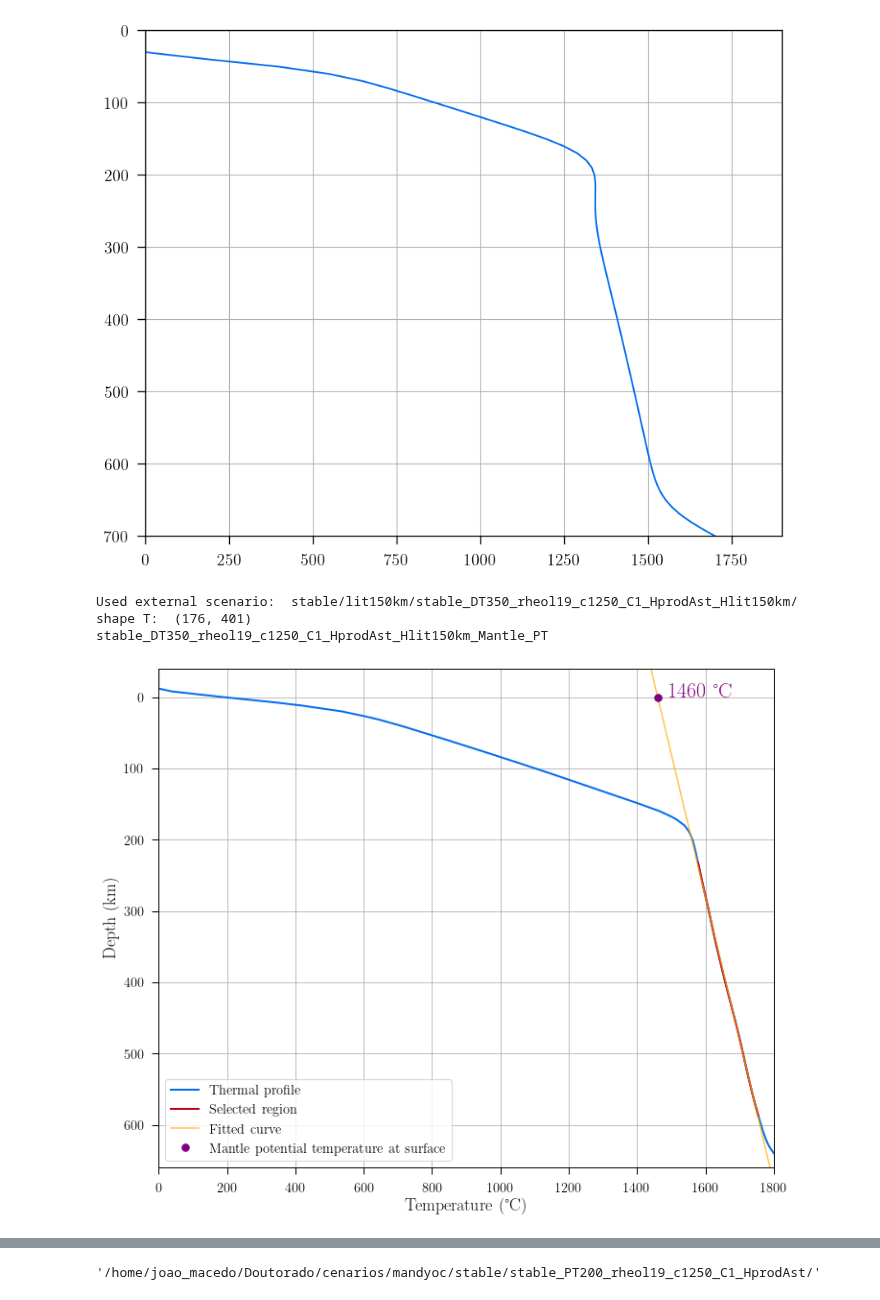
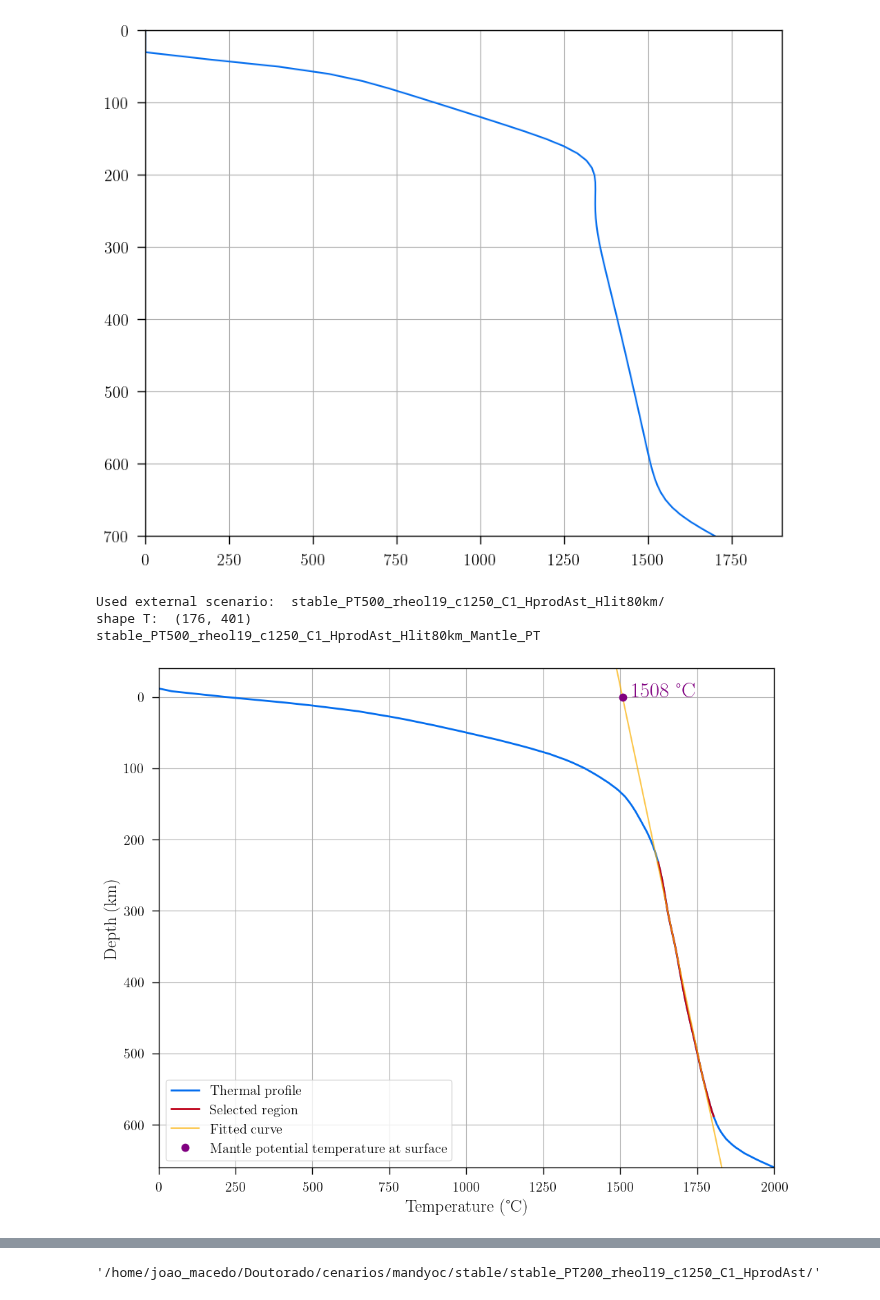
Before and after one commit to jopmas/scripts, a Jupyter notebook: thermal_state.ipynb, the cells around one changed output, grey strips where cells are left out. Drawn from its saved outputs; the diff is of its cells as text; code cells hidden in the pictures.

```diff
--- a/thermal_state.ipynb
+++ b/thermal_state.ipynb
@@ -155,14 +155,17 @@ z = np.linspace(Lz, 0, Nz)
 
 # scenario = 'stable/lit150km/stable_DT200_rheol19_c1250_C1_HprodAst_Hlit150km/'
 # scenario = 'stable/lit150km/stable_DT290_rheol19_c1250_C1_HprodAst_Hlit150km/'
-scenario = 'stable/lit150km/stable_DT350_rheol19_c1250_C1_HprodAst_Hlit150km/'
+# scenario = 'stable/lit150km/stable_DT350_rheol19_c1250_C1_HprodAst_Hlit150km/'
 
 # scenario = 'keel/stable_DT200_keel_HprodAst/'
 # scenario = 'keel/stable_DT290_keel_HprodAst/'
 # scenario = 'keel/stable_DT350_keel_HprodAst/'
 
+scenario = 'stable_PT500_rheol19_c1250_C1_HprodAst_Hlit80km/'
+
 print('Used external scenario: ', scenario)
-fpath = machine_path + '/Doutorado/cenarios/mandyoc/' + scenario
+# fpath = machine_path + '/Doutorado/cenarios/mandyoc/' + scenario
+fpath = '/media/joao_macedo/Joao_Macedo/Doutorado/cenarios/mandyoc/stable/lit80km/' + scenario
 
 Nx_aux, Nz_aux, Lx_aux, Lz_aux = read_params(fpath)
 z_aux = np.linspace(Lz_aux, 0, Nz_aux)
@@ -205,7 +208,7 @@ print('shape T: ', np.shape(T))
 
 #Save thermal profile
 data_temp = np.array([z, T.T[0]]).T
-np.savetxt('out/' + scenario[:-1].split('/')[-2] + '_thermal_profile_1Gyr.txt', data_temp, delimiter='\t', header='Depth(m)\tTemperature(C)')
+np.savetxt('out/' + scenario[:-1] + '_thermal_profile_1Gyr.txt', data_temp, delimiter='\t', header='Depth(m)\tTemperature(C)')
 
 zdata = z/1.0E3
 tdata = T.T[0]
@@ -239,34 +242,35 @@ zdata_aux = zdata*1.0
 plt.close()
 fig, ax = plt.subplots(1, 1, constrained_layout=True, figsize=(10,8), sharex=True, sharey=True)
 ax.plot(tdata, zdata-40, alpha=1.0, label='Thermal profile', linewidth=2)
 ax.plot(tcut, zcut-40, alpha=1.0, label='Selected region', linewidth=2)
 ax.plot(tfit, zdata-40, 'xkcd:yellow orange', alpha=0.7, label='Fitted curve')
 # ax.plot(tfit_aux[zdata_aux>=40], zdata_aux[zdata_aux>=40]-40, 'orange', alpha=0.7,
 #          label='Potential temperature profile', linewidth=2)
 
 #find the mantle potential temperature
 idx = np.where(zdata==40.0)[0][0]
 PT = int(np.round(tfit[idx], 0))
 txt = str(np.round(PT,2)) + ' °C'
 ax.text(PT+30, zdata[idx]-40, txt, fontsize=22, color='purple')
 ax.plot(PT, zdata[idx]-40, '.', color='purple', markersize=15,
          label='Mantle potential temperature at surface')
 
 #plot details
-ax.set_xlim([0,1800])
+ax.set_xlim([0,2000])
 ax.set_ylim([660, -40])
 ax.set_xlabel('Temperature (°C)', fontsize=18)
 ax.set_ylabel('Depth (km)', fontsize=18)
 ax.grid(':k')
 ax.legend(loc='lower left')
 figname = scenario.split('/')[-2] + '_Mantle_PT'
 print(figname)
 fig.savefig('out/plots/' + figname + '.png', dpi=400)
 fig.savefig('out/plots/' + figname + '.pdf', dpi=400)
+fig.savefig('/media/joao_macedo/Joao_Macedo/Doutorado/cenarios/mandyoc/stable/lit80km/'+scenario+'_output/' + figname + '.pdf', dpi=400)
 fig.savefig(fpath+figname + '.png', dpi=400)
 fig.savefig(fpath+figname + '.pdf', dpi=400)
 # %% [output]
-Used external scenario:  stable/lit150km/stable_DT350_rheol19_c1250_C1_HprodAst_Hlit150km/
+Used external scenario:  stable_PT500_rheol19_c1250_C1_HprodAst_Hlit80km/
 shape T:  (176, 401)
-stable_DT350_rheol19_c1250_C1_HprodAst_Hlit150km_Mantle_PT
+stable_PT500_rheol19_c1250_C1_HprodAst_Hlit80km_Mantle_PT
-[figure, old version]
+[figure, new version]
```
Also changed, not shown: parts of 1 cell of this notebook, 7 other files.
